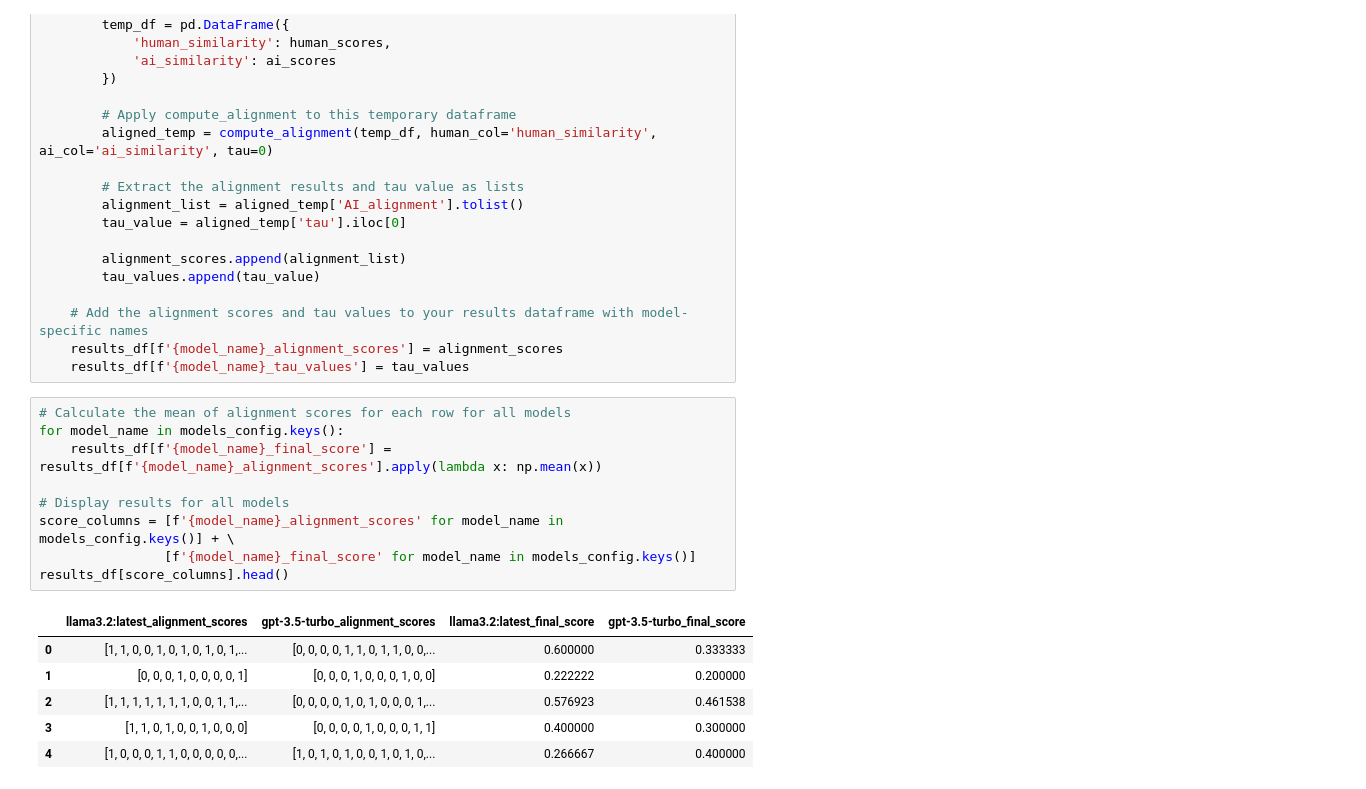
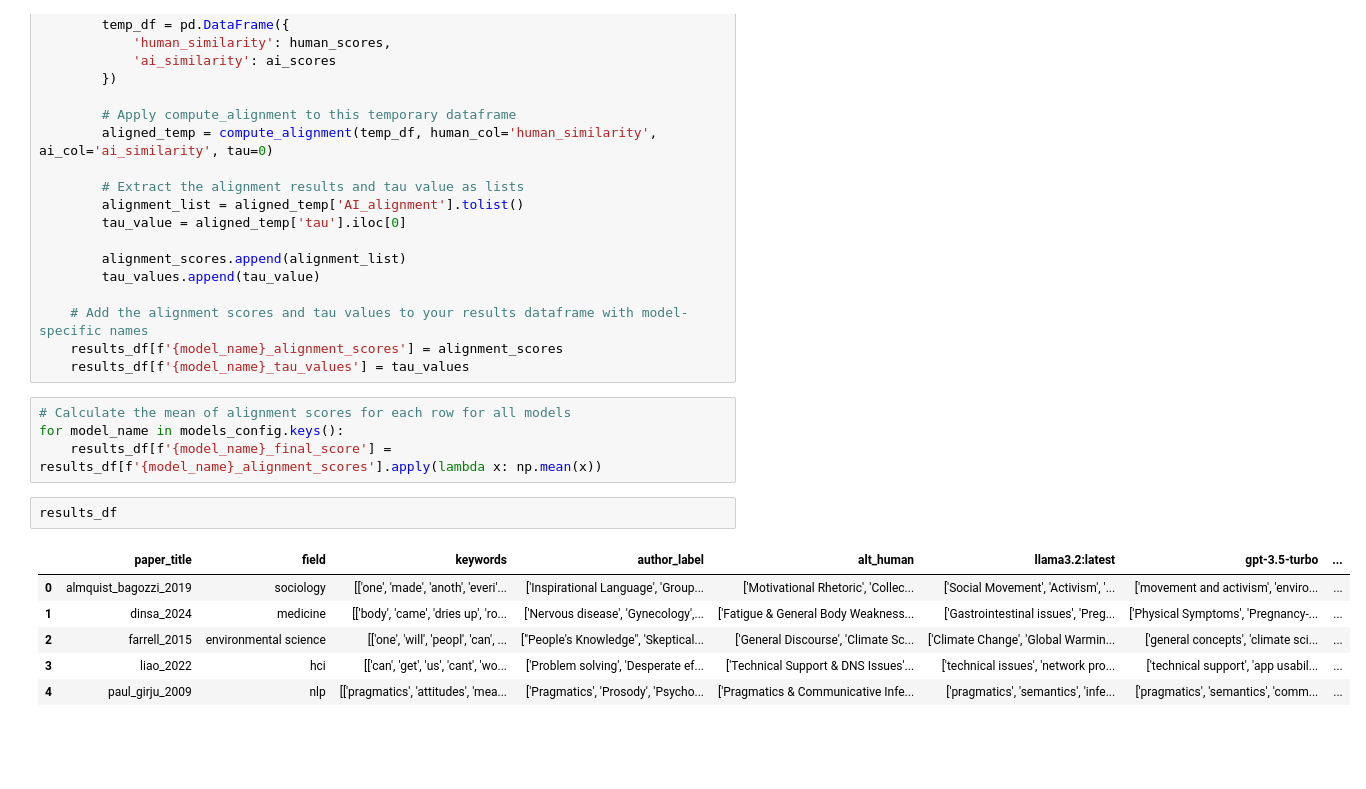
Before and after one commit to avisokay/TopicBench, a Jupyter notebook: example.ipynb, the cells around one changed output. Drawn from its saved outputs; the diff is of its cells as text; blank space fills up the shorter version.

```diff
--- a/example.ipynb
+++ b/example.ipynb
@@ -155,15 +155,12 @@ for model_name in models_config.keys():
 # Calculate the mean of alignment scores for each row for all models
 for model_name in models_config.keys():
     results_df[f'{model_name}_final_score'] = results_df[f'{model_name}_alignment_scores'].apply(lambda x: np.mean(x))
-
-# Display results for all models
-score_columns = [f'{model_name}_alignment_scores' for model_name in models_config.keys()] + \
-                [f'{model_name}_final_score' for model_name in models_config.keys()]
-results_df[score_columns].head()
-# %% [output]
-|  | llama3.2:latest_alignment_scores | gpt-3.5-turbo_alignment_scores | llama3.2:latest_final_score | gpt-3.5-turbo_final_score |
-| 0 | [1, 1, 0, 0, 1, 0, 1, 0, 1, 0, 1,... | [0, 0, 0, 0, 1, 1, 0, 1, 1, 0, 0,... | 0.600000 | 0.333333 |
-| 1 | [0, 0, 0, 1, 0, 0, 0, 0, 1] | [0, 0, 0, 1, 0, 0, 0, 1, 0, 0] | 0.222222 | 0.200000 |
-| 2 | [1, 1, 1, 1, 1, 1, 1, 0, 0, 1, 1,... | [0, 0, 0, 0, 1, 0, 1, 0, 0, 0, 1,... | 0.576923 | 0.461538 |
-| 3 | [1, 1, 0, 1, 0, 0, 1, 0, 0, 0] | [0, 0, 0, 0, 1, 0, 0, 0, 1, 1] | 0.400000 | 0.300000 |
-| 4 | [1, 0, 0, 0, 1, 1, 0, 0, 0, 0, 0,... | [1, 0, 1, 0, 1, 0, 0, 1, 0, 1, 0,... | 0.266667 | 0.400000 |
+# %%
+results_df
+# %% [output]
+|  | paper_title | field | keywords | author_label | alt_human | llama3.2:latest | gpt-3.5-turbo | ... |
+| 0 | almquist_bagozzi_2019 | sociology | [['one', 'made', 'anoth', 'everi'... | ['Inspirational Language', 'Group... | ['Motivational Rhetoric', 'Collec... | ['Social Movement', 'Activism', '... | ['movement and activism', 'enviro... | ... |
+| 1 | dinsa_2024 | medicine | [['body', 'came', 'dries up', 'ro... | ['Nervous disease', 'Gynecology',... | ['Fatigue & General Body Weakness... | ['Gastrointestinal issues', 'Preg... | ['Physical Symptoms', 'Pregnancy-... | ... |
+| 2 | farrell_2015 | environmental science | [['one', 'will', 'peopl', 'can', ... | ["People's Knowledge", 'Skeptical... | ['General Discourse', 'Climate Sc... | ['Climate Change', 'Global Warmin... | ['general concepts', 'climate sci... | ... |
+| 3 | liao_2022 | hci | [['can', 'get', 'us', 'cant', 'wo... | ['Problem solving', 'Desperate ef... | ['Technical Support & DNS Issues'... | ['technical issues', 'network pro... | ['technical support', 'app usabil... | ... |
+| 4 | paul_girju_2009 | nlp | [['pragmatics', 'attitudes', 'mea... | ['Pragmatics', 'Prosody', 'Psycho... | ['Pragmatics & Communicative Infe... | ['pragmatics', 'semantics', 'infe... | ['pragmatics', 'semantics', 'comm... | ... |
```
Also changed, not shown: parts of 1 cell of this notebook.
